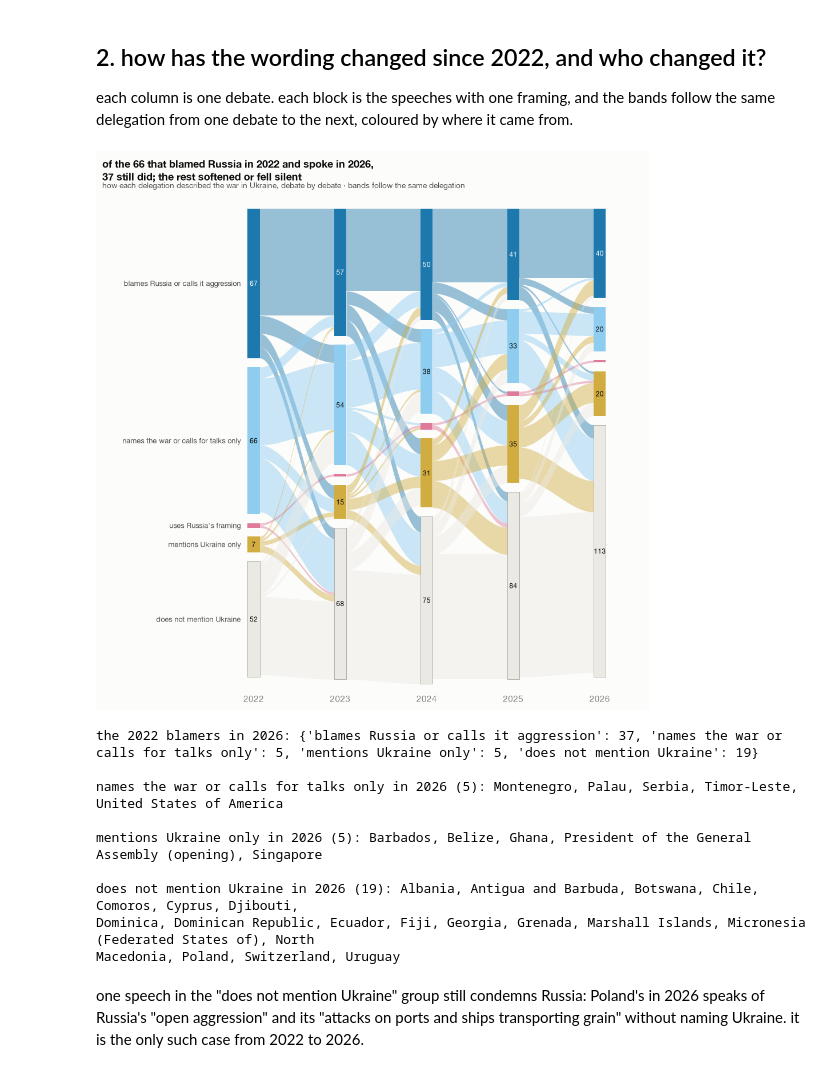
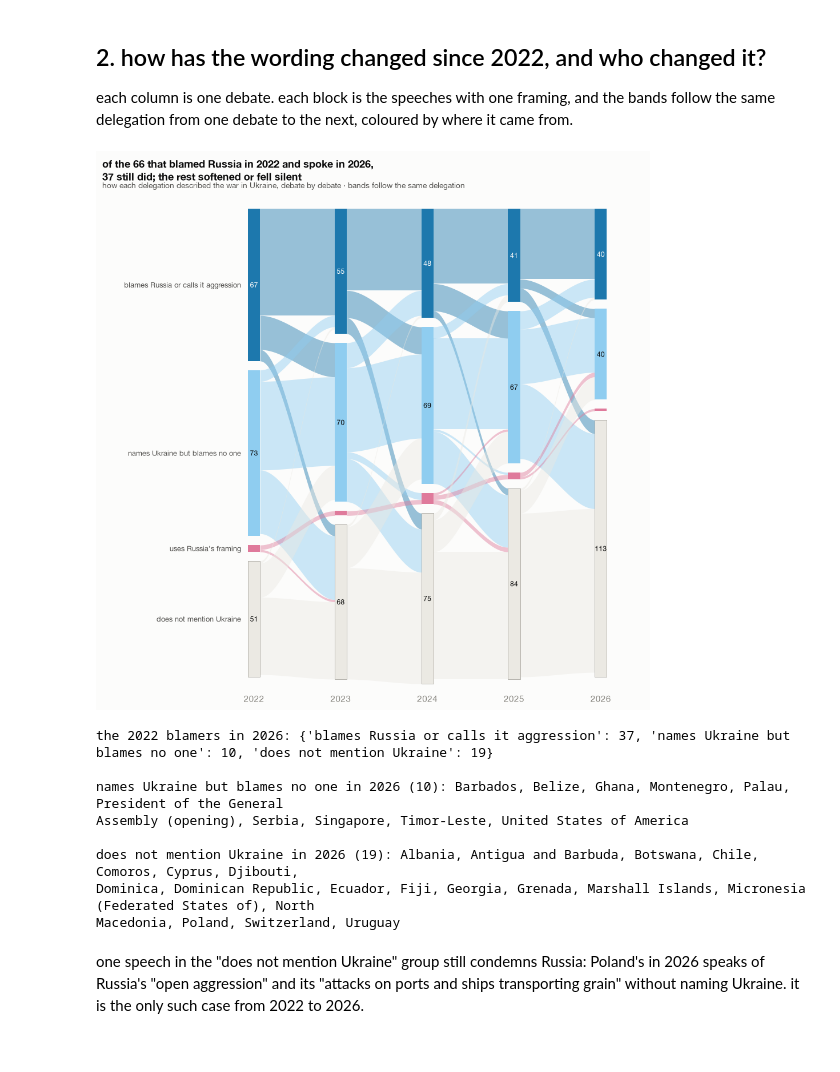
Before and after one commit to jeremychia/unga-speeches, a Jupyter notebook: notebooks/unga_2026_wars.ipynb, the cells around one changed output. Saved outputs shown, nothing was run; the diff lists cells and outputs as text; code cells hidden in the pictures.

```diff
--- a/notebooks/unga_2026_wars.ipynb
+++ b/notebooks/unga_2026_wars.ipynb
@@ -44,13 +44,16 @@ gz = texts[texts.year >= 2024]
 gz = pd.concat([gz.reset_index(drop=True), pd.DataFrame(list(gz.english_text_clean.map(wording.gaza)))], axis=1).rename(columns={"class": "cls"})
 votes = pd.read_csv(ROOT / "reference/ukraine_votes.csv").pivot(index="iso3", columns="resolution", values="vote")
 
-# one colour per framing, the same in every chart: blue for blame, light blue for neutral wording, rose for Russia's framing
-UK = dict(zip(wording.UKRAINE_CLASSES, [BLUE_INK, "#8fcdf0", ROSE, HONEY, NOT_RAISED]))
-GZ = dict(zip(wording.GAZA_CLASSES, [ROSE_INK, "#eaa0bb", "#8fcdf0", NOT_RAISED]))  # light blue is neutral wording in both wars
 BLAMES, TALKS, RUSSIAS, MENTIONS, SILENT = wording.UKRAINE_CLASSES
-GENOCIDE, CONDUCT, HUMANITARIAN, NO_GAZA = wording.GAZA_CLASSES
+# a blind check could not separate naming the war from mentioning Ukraine in passing, so the two are shown as one
+NO_BLAME = "names Ukraine but blames no one"
+ukr["cls"] = ukr.cls.replace({TALKS: NO_BLAME, MENTIONS: NO_BLAME})
+# one colour per framing, the same in every chart: blue for blame, light blue for wording that blames no one, rose for Russia's framing
+UK = {BLAMES: BLUE_INK, NO_BLAME: "#8fcdf0", RUSSIAS: ROSE, SILENT: NOT_RAISED}
+GZ = dict(zip(wording.GAZA_CLASSES, [ROSE_INK, "#eaa0bb", "#8fcdf0", NOT_RAISED]))  # light blue is wording that blames no one, in both wars
+GENOCIDE, CONDUCT, NO_CRITICISM, NO_GAZA = wording.GAZA_CLASSES
 YEARS = [2022, 2023, 2024, 2025, 2026]
-print(pd.crosstab(ukr.cls, ukr.year).loc[wording.UKRAINE_CLASSES])
+print(pd.crosstab(ukr.cls, ukr.year).loc[list(UK)])
 print(pd.crosstab(gz.cls, gz.year).loc[wording.GAZA_CLASSES])
 
 
@@ -162,40 +164,39 @@ for i, (a, b) in enumerate(zip(YEARS, YEARS[1:])):
                 ribbon(ax, i + WIDTH / 2, i + 1 - WIDTH / 2, out_off[src], in_off[dst], n, UK[src])
                 out_off[src] += n
                 in_off[dst] += n
 for i, y in enumerate(YEARS):
     for c in ORDER:
         top, h = pos[y][c]
         ax.add_patch(Rectangle((i - WIDTH / 2, top), WIDTH, h, facecolor=UK[c], edgecolor="#8d8a82" if c == SILENT else "none", lw=0.4))
         if h >= 6:
             ax.text(i, top + h / 2, str(h), ha="center", va="center", fontsize=8, color=SURFACE if c == BLAMES else INK)
 for c in ORDER:
     top, h = pos[YEARS[0]][c]
     ax.text(-WIDTH / 2 - 0.08, top + h / 2, c, ha="right", va="center", fontsize=8.5, color=INK_2)
 ax.set_xlim(-1.75, len(YEARS) - 0.5); ax.set_ylim(max(t + h for t, h in pos[YEARS[0]].values()) + 6, -4)
 ax.set_xticks(range(len(YEARS)), YEARS); ax.set_yticks([]); ax.tick_params(length=0)
 for side in ("left", "bottom"):
     ax.spines[side].set_visible(False)
 
 blamed22 = [iso for iso, c in cls_in[2022].items() if c == BLAMES and iso in cls_in[2026]]
 still = sum(cls_in[2026][iso] == BLAMES for iso in blamed22)
 finalize(ax, f"of the {len(blamed22)} that blamed Russia in 2022 and spoke in 2026,\n{still} still did; the rest softened or fell silent",
          "how each delegation described the war in Ukraine, debate by debate · bands follow the same delegation")
 plt.tight_layout(); show(fig, "w2_ukraine_flows")
 
 # where the 2022 blamers went, and who they are
 went = pd.Series({iso: cls_in[2026][iso] for iso in blamed22}).value_counts().reindex(ORDER, fill_value=0)
 print("the 2022 blamers in 2026:", went[went > 0].to_dict(), "\n")
 names = ukr.drop_duplicates("iso3").set_index("iso3").delegation
-for c in [TALKS, MENTIONS, SILENT]:
+for c in [NO_BLAME, SILENT]:
     who = sorted(names[iso] for iso in blamed22 if cls_in[2026][iso] == c)
     print(textwrap.fill(f"{c} in 2026 ({len(who)}): " + ", ".join(who), 120), "\n")
 # %% [output]
-[figure, old version]
+[figure, new version]
-the 2022 blamers in 2026: {'blames Russia or calls it aggression': 37, 'names the war or calls for talks only': 5, 'mentions Ukraine only': 5, 'does not mention Ukraine': 19}
+the 2022 blamers in 2026: {'blames Russia or calls it aggression': 37, 'names Ukraine but blames no one': 10, 'does not mention Ukraine': 19}
 
-names the war or calls for talks only in 2026 (5): Montenegro, Palau, Serbia, Timor-Leste, United States of America
-
-mentions Ukraine only in 2026 (5): Barbados, Belize, Ghana, President of the General Assembly (opening), Singapore
+names Ukraine but blames no one in 2026 (10): Barbados, Belize, Ghana, Montenegro, Palau, President of the General
+Assembly (opening), Serbia, Singapore, Timor-Leste, United States of America
 
 does not mention Ukraine in 2026 (19): Albania, Antigua and Barbuda, Botswana, Chile, Comoros, Cyprus, Djibouti,
 Dominica, Dominican Republic, Ecuador, Fiji, Georgia, Grenada, Marshall Islands, Micronesia (Federated States of), North
```
Also changed, not shown: parts of 14 cells of this notebook, 4 other files.
